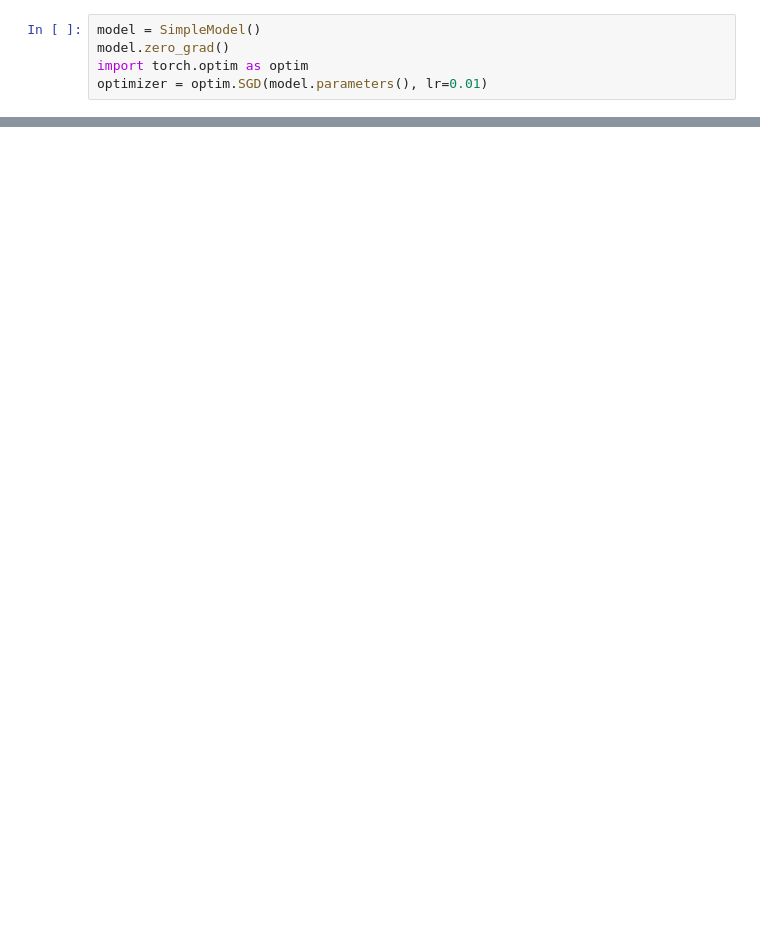
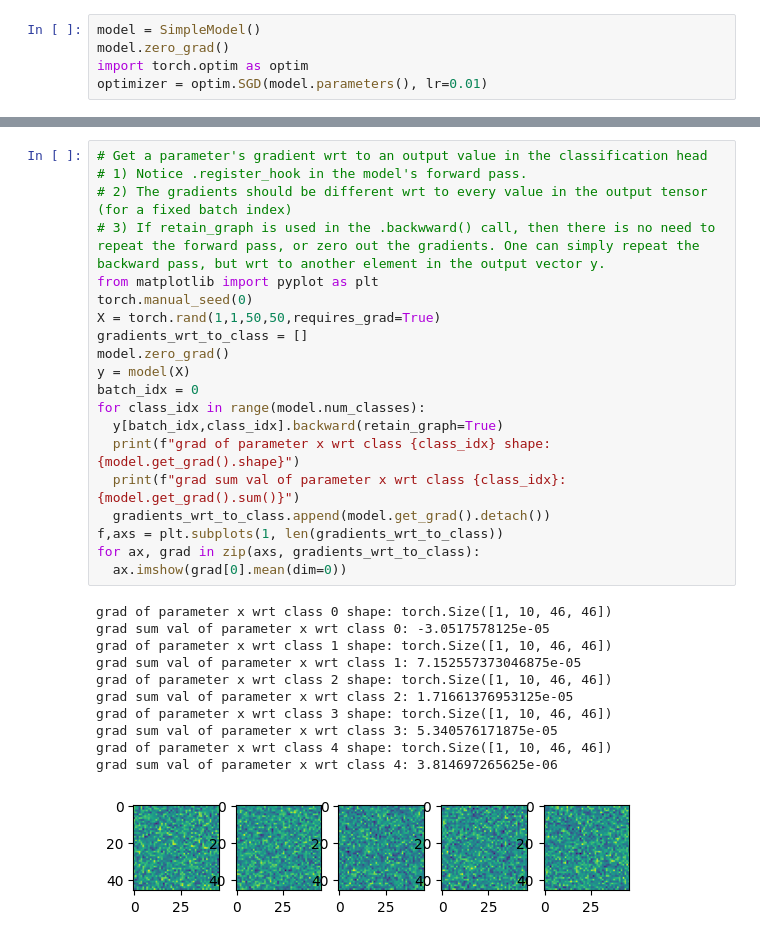
Before and after one commit to dimidagd/gists, a Jupyter notebook: Check_for_grad_mix_across_batchipynb.ipynb, the cells around one changed output, grey strips where cells are left out. Cells and saved outputs as stored; diff of their text form; blank space fills up the shorter version.

Commit message:
Update to include also gradient calculation wrt to a parameter

```diff
--- a/Check_for_grad_mix_across_batchipynb.ipynb
+++ b/Check_for_grad_mix_across_batchipynb.ipynb
@@ -41 +74,33 @@ tensor([[-0.1893, -0.1726, -0.1329,  0.2299, -0.1490, -0.2646,  0.2749,  0.0196,
+# %%
+# Get a parameter's gradient wrt to an output value in the classification head
+# 1) Notice .register_hook in the model's forward pass.
+# 2) The gradients should be different wrt to every value in the output tensor (for a fixed batch index)
+# 3) If retain_graph is used in the .backwward() call, then there is no need to repeat the forward pass, or zero out the gradients. One can simply repeat the backward pass, but wrt to another element in the output vector y.
+from matplotlib import pyplot as plt
+torch.manual_seed(0)
+X = torch.rand(1,1,50,50,requires_grad=True)
+gradients_wrt_to_class = []
+model.zero_grad()
+y = model(X)
+batch_idx = 0
+for class_idx in range(model.num_classes):
+  y[batch_idx,class_idx].backward(retain_graph=True)
+  print(f"grad of parameter x wrt class {class_idx} shape: {model.get_grad().shape}")
+  print(f"grad sum val of parameter x wrt class {class_idx}: {model.get_grad().sum()}")
+  gradients_wrt_to_class.append(model.get_grad().detach())
+f,axs = plt.subplots(1, len(gradients_wrt_to_class))
+for ax, grad in zip(axs, gradients_wrt_to_class):
+  ax.imshow(grad[0].mean(dim=0))
+# %% [output]
+grad of parameter x wrt class 0 shape: torch.Size([1, 10, 46, 46])
+grad sum val of parameter x wrt class 0: -3.0517578125e-05
+grad of parameter x wrt class 1 shape: torch.Size([1, 10, 46, 46])
+grad sum val of parameter x wrt class 1: 7.152557373046875e-05
+grad of parameter x wrt class 2 shape: torch.Size([1, 10, 46, 46])
+grad sum val of parameter x wrt class 2: 1.71661376953125e-05
+grad of parameter x wrt class 3 shape: torch.Size([1, 10, 46, 46])
+grad sum val of parameter x wrt class 3: 5.340576171875e-05
+grad of parameter x wrt class 4 shape: torch.Size([1, 10, 46, 46])
+grad sum val of parameter x wrt class 4: 3.814697265625e-06
+[figure, added]
 # %%
```
Also changed, not shown: parts of 3 cells of this notebook.
